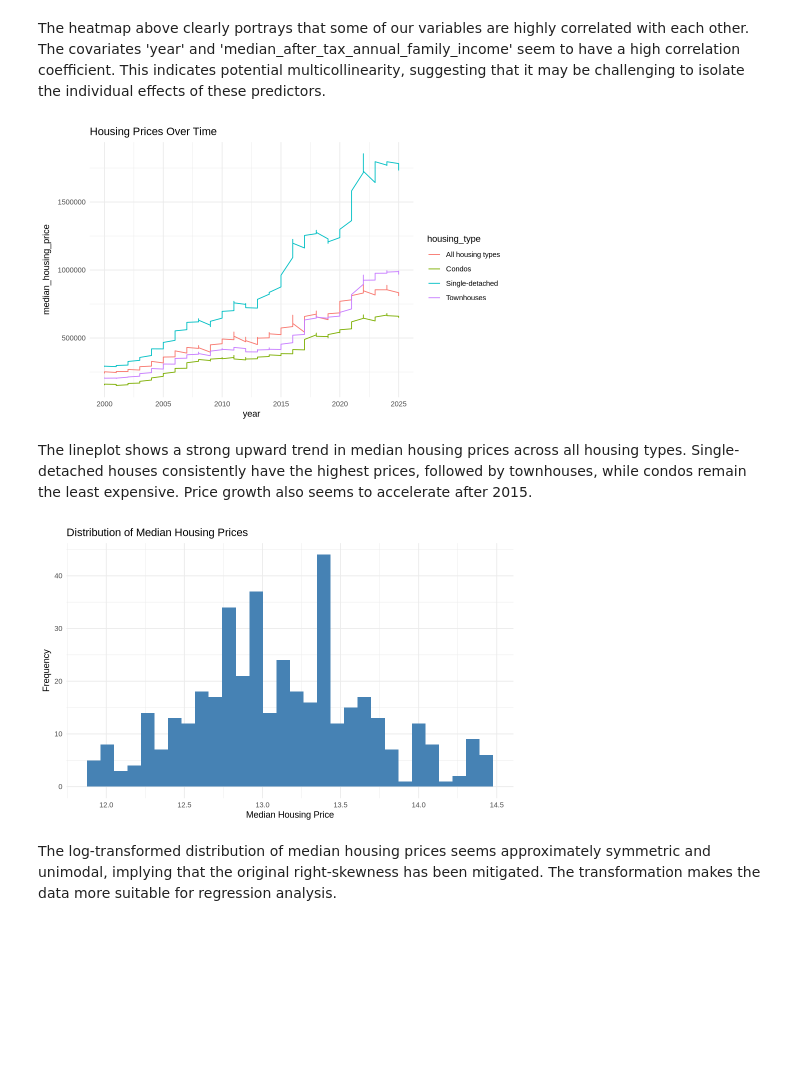
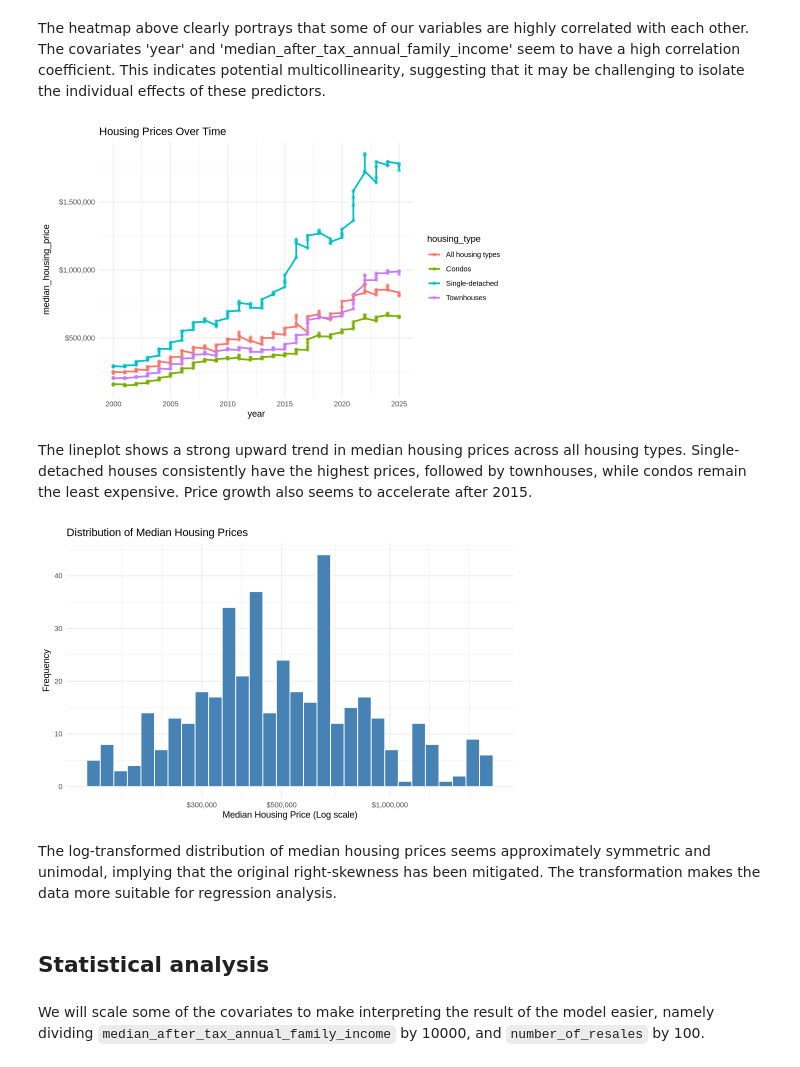
Before and after one commit to Myra05/STAT-306-project, a Jupyter notebook: project_report.ipynb, the cells around one changed output. Cells and saved outputs as stored; diff of their text form; code cells hidden in the pictures; blank space fills up the shorter version.

Commit message:
statistical analysis code part done, havent write up report

```diff
--- a/project_report.ipynb
+++ b/project_report.ipynb
@@ -153,21 +135,22 @@ The heatmap above clearly portrays that some of our variables are highly correla
 # %%
 #Time trend
 line_plot = ggplot(vancouver_data, aes(x = year, y = median_housing_price, color = housing_type)) +
   geom_line(linewidth = 1) +
   geom_point(alpha = 0.5) +
+  scale_y_continuous(labels = scales::label_dollar()) +
   theme_minimal() +
   labs(title = "Housing Prices Over Time")
 options(repr.plot.width = 8, repr.plot.height = 5)
 line_plot
 # %% [output]
-[figure, old version]
+[figure, new version]
 # %% [markdown]
 The lineplot shows a strong upward trend in median housing prices across all housing types. Single-detached houses consistently have the highest prices, followed by townhouses, while condos remain the least expensive. Price growth also seems to accelerate after 2015.
 # %%
 #log-transformed distribution
-ggplot(vancouver_data, aes(x = log(median_housing_price))) +
+ggplot(vancouver_data, aes(x = median_housing_price)) +
   geom_histogram(bins = 30, fill = "steelblue", color = "white") +
-  scale_x_continuous(labels = scales::comma) +
+  scale_x_log10(labels = scales::label_dollar()) +
   theme_minimal() +
   labs(
     title = "Distribution of Median Housing Prices",
@@ -176,6 +159,10 @@ ggplot(vancouver_data, aes(x = log(median_housing_price))) +
   )
 options(repr.plot.width = 6, repr.plot.height = 4)
 # %% [output]
-[figure, old version]
+[figure, new version]
 # %% [markdown]
 The log-transformed distribution of median housing prices seems approximately symmetric and unimodal, implying that the original right-skewness has been mitigated. The transformation makes the data more suitable for regression analysis.
+# %% [markdown]
+## Statistical analysis
+# %% [markdown]
+We will scale some of the covariates to make interpreting the result of the model easier, namely dividing `median_after_tax_annual_family_income` by 10000, and `number_of_resales` by 100.
```
Also changed, not shown: parts of 20 cells of this notebook, 1 other file.
